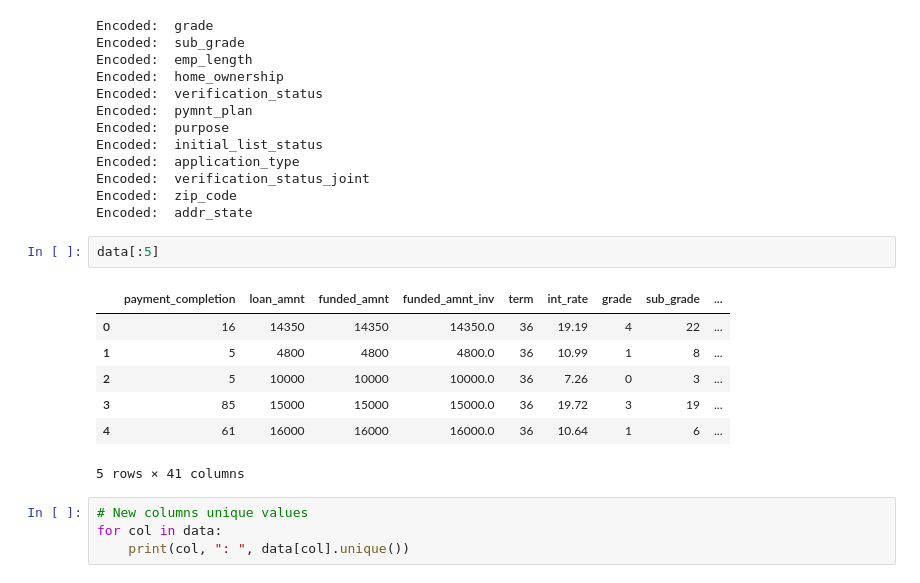
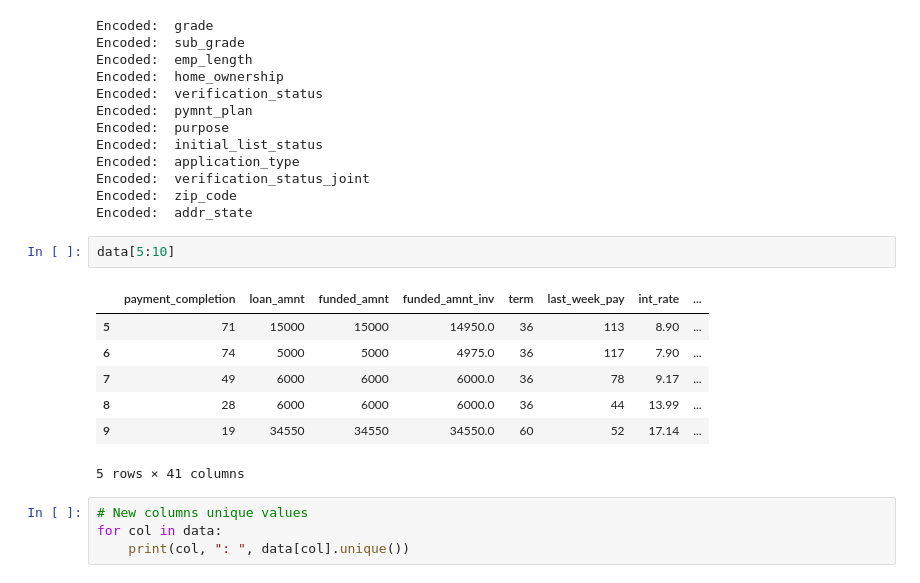
Before and after one commit to Lplenka/DS_NN, a Jupyter notebook: MLchallenge1@hackerearth/Bank-Indessa/1. First Dive with Random Forest.ipynb, the cells around one changed output. Saved outputs shown, nothing was run; the diff lists cells and outputs as text.

```diff
--- a/MLchallenge1@hackerearth/Bank-Indessa/1. First Dive with Random Forest.ipynb
+++ b/MLchallenge1@hackerearth/Bank-Indessa/1. First Dive with Random Forest.ipynb
@@ -181,14 +201,14 @@ Encoded:  verification_status_joint
 Encoded:  zip_code
 Encoded:  addr_state
 # %%
-data[:5]
+data[5:10]
 # %% [output]
-|  | payment_completion | loan_amnt | funded_amnt | funded_amnt_inv | term | int_rate | grade | sub_grade | ... |
-| 0 | 16 | 14350 | 14350 | 14350.0 | 36 | 19.19 | 4 | 22 | ... |
-| 1 | 5 | 4800 | 4800 | 4800.0 | 36 | 10.99 | 1 | 8 | ... |
-| 2 | 5 | 10000 | 10000 | 10000.0 | 36 | 7.26 | 0 | 3 | ... |
-| 3 | 85 | 15000 | 15000 | 15000.0 | 36 | 19.72 | 3 | 19 | ... |
-| 4 | 61 | 16000 | 16000 | 16000.0 | 36 | 10.64 | 1 | 6 | ... |
+|  | payment_completion | loan_amnt | funded_amnt | funded_amnt_inv | term | last_week_pay | int_rate | ... |
+| 5 | 71 | 15000 | 15000 | 14950.0 | 36 | 113 | 8.90 | ... |
+| 6 | 74 | 5000 | 5000 | 4975.0 | 36 | 117 | 7.90 | ... |
+| 7 | 49 | 6000 | 6000 | 6000.0 | 36 | 78 | 9.17 | ... |
+| 8 | 28 | 6000 | 6000 | 6000.0 | 36 | 44 | 13.99 | ... |
+| 9 | 19 | 34550 | 34550 | 34550.0 | 60 | 52 | 17.14 | ... |
 5 rows × 41 columns
 # %%
 # New columns unique values
```
Also changed, not shown: parts of 6 cells of this notebook.
